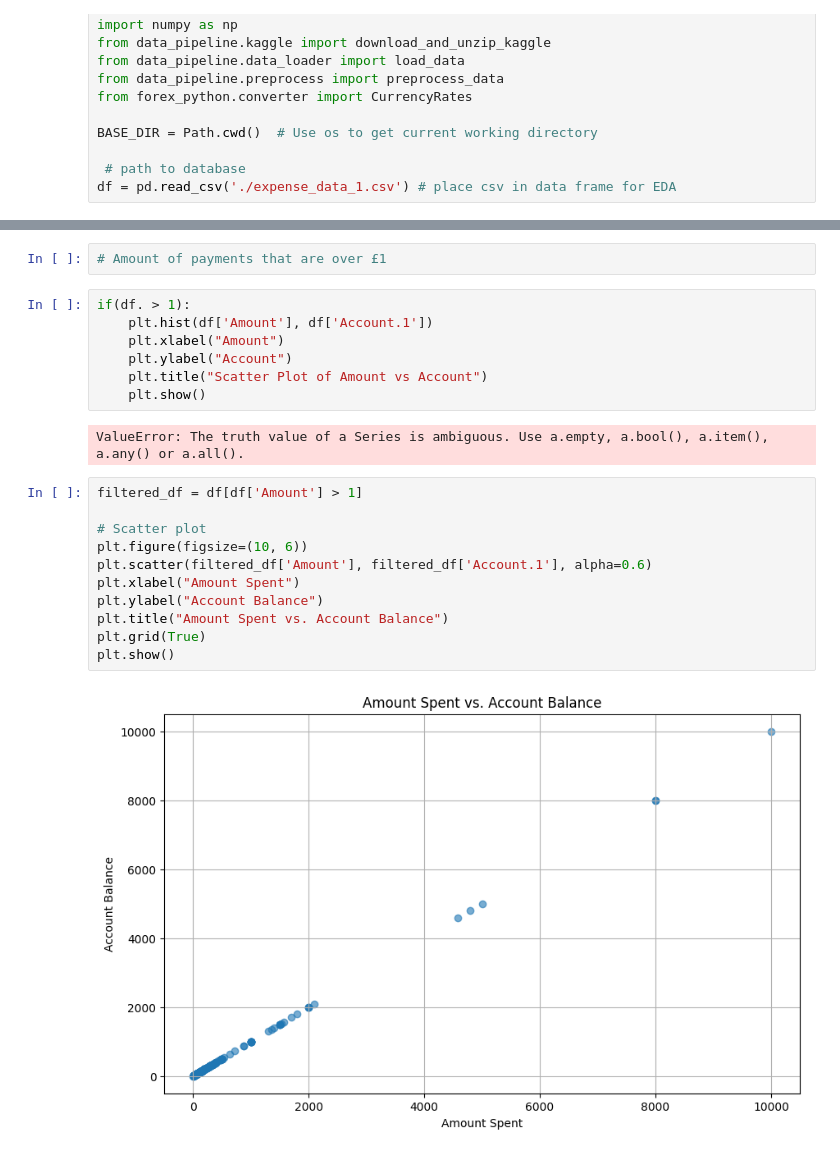
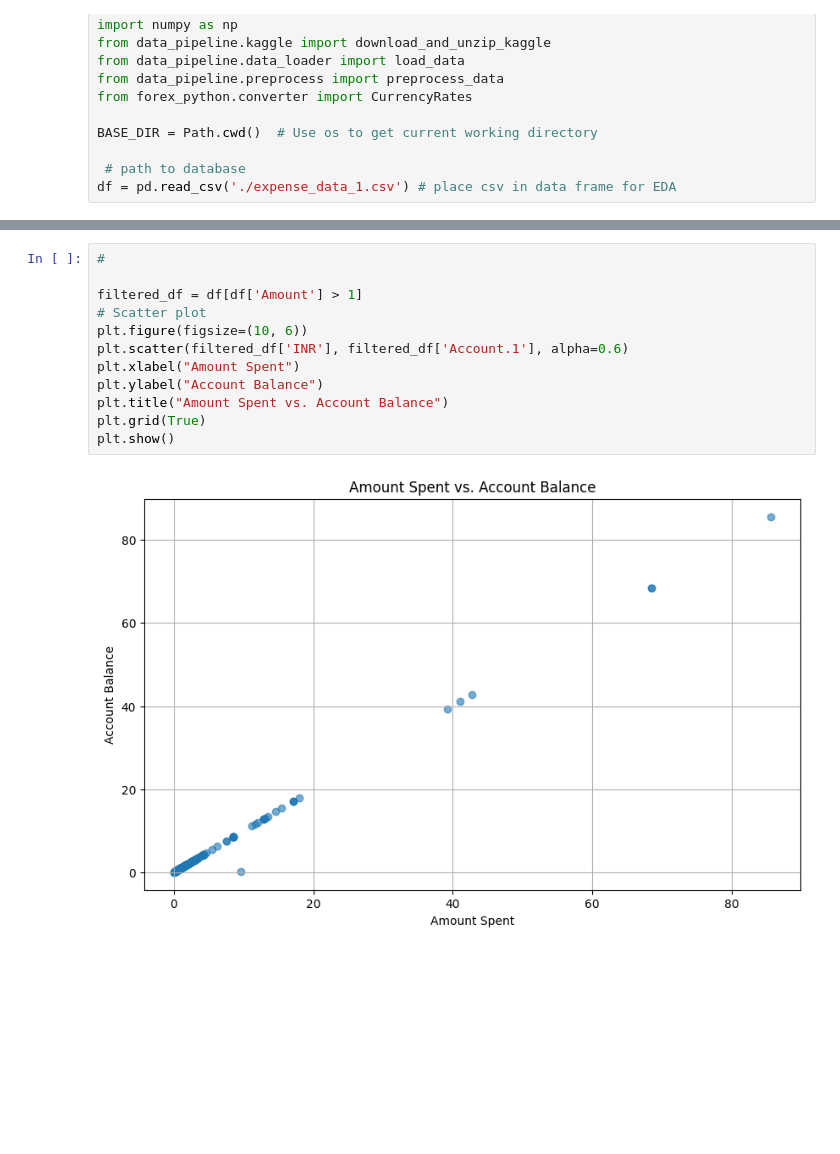
Before and after one commit to benclough724/Financial-machine-learning-helper, a Jupyter notebook: backend/test.ipynb, the cells around one changed output, grey strips where cells are left out. Cells and saved outputs as stored; diff of their text form; blank space fills up the shorter version.

Commit message:
EDA diagrams

```diff
--- a/backend/test.ipynb
+++ b/backend/test.ipynb
@@ -63,24 +111,14 @@ print(df.head())
-# %%
-# Amount of payments that are over £1
-# %%
-if(df. > 1):
-    plt.hist(df['Amount'], df['Account.1'])
-    plt.xlabel("Amount")
-    plt.ylabel("Account")
-    plt.title("Scatter Plot of Amount vs Account")
-    plt.show()
-# %% [output]
-ValueError: The truth value of a Series is ambiguous. Use a.empty, a.bool(), a.item(), a.any() or a.all().
 # %%
+#
+
 filtered_df = df[df['Amount'] > 1]
-
 # Scatter plot
 plt.figure(figsize=(10, 6))
-plt.scatter(filtered_df['Amount'], filtered_df['Account.1'], alpha=0.6)
+plt.scatter(filtered_df['INR'], filtered_df['Account.1'], alpha=0.6)
 plt.xlabel("Amount Spent")
 plt.ylabel("Account Balance")
 plt.title("Amount Spent vs. Account Balance")
 plt.grid(True)
 plt.show()
 # %% [output]
-[figure, old version]
+[figure, new version]
```
Also changed, not shown: parts of 5 cells of this notebook.
